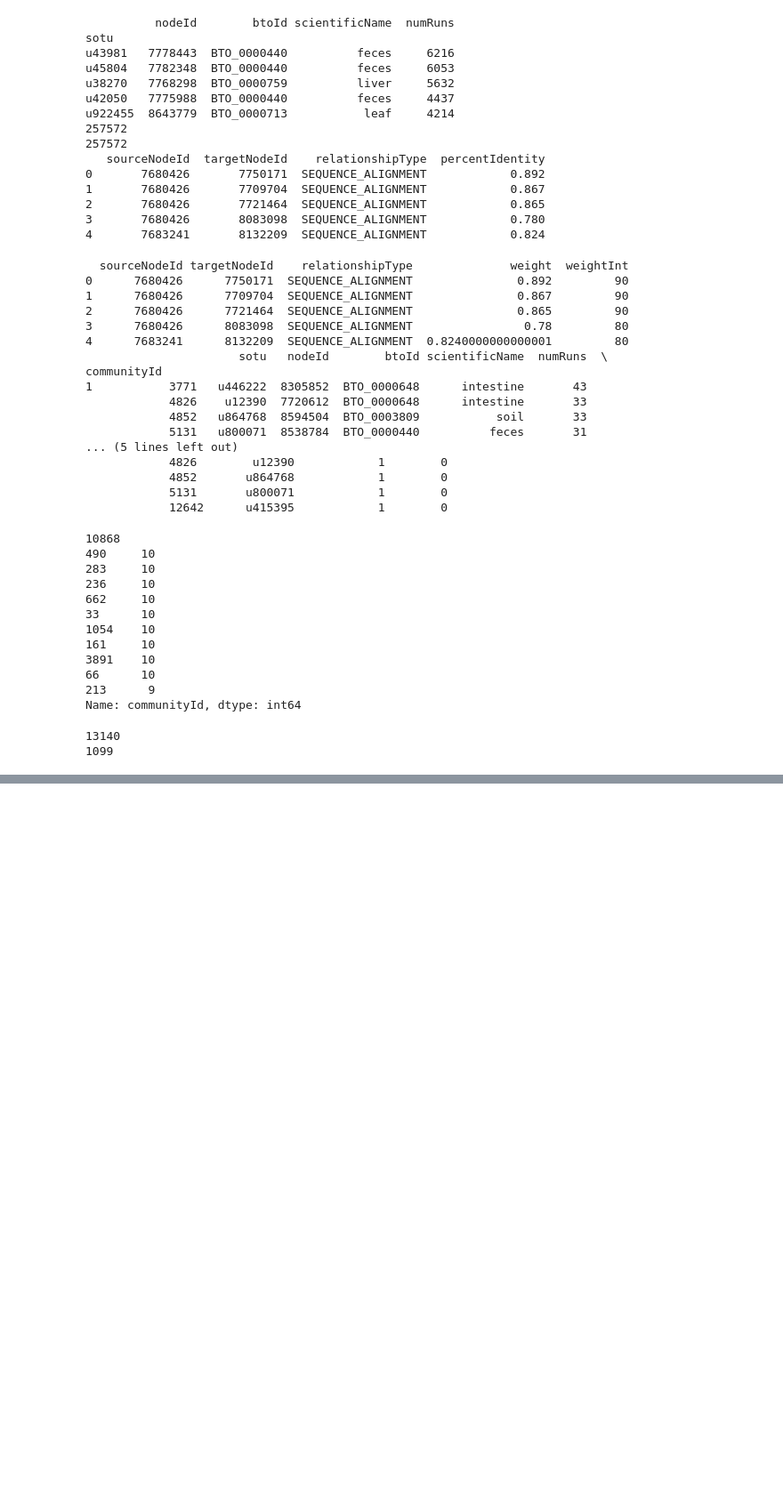
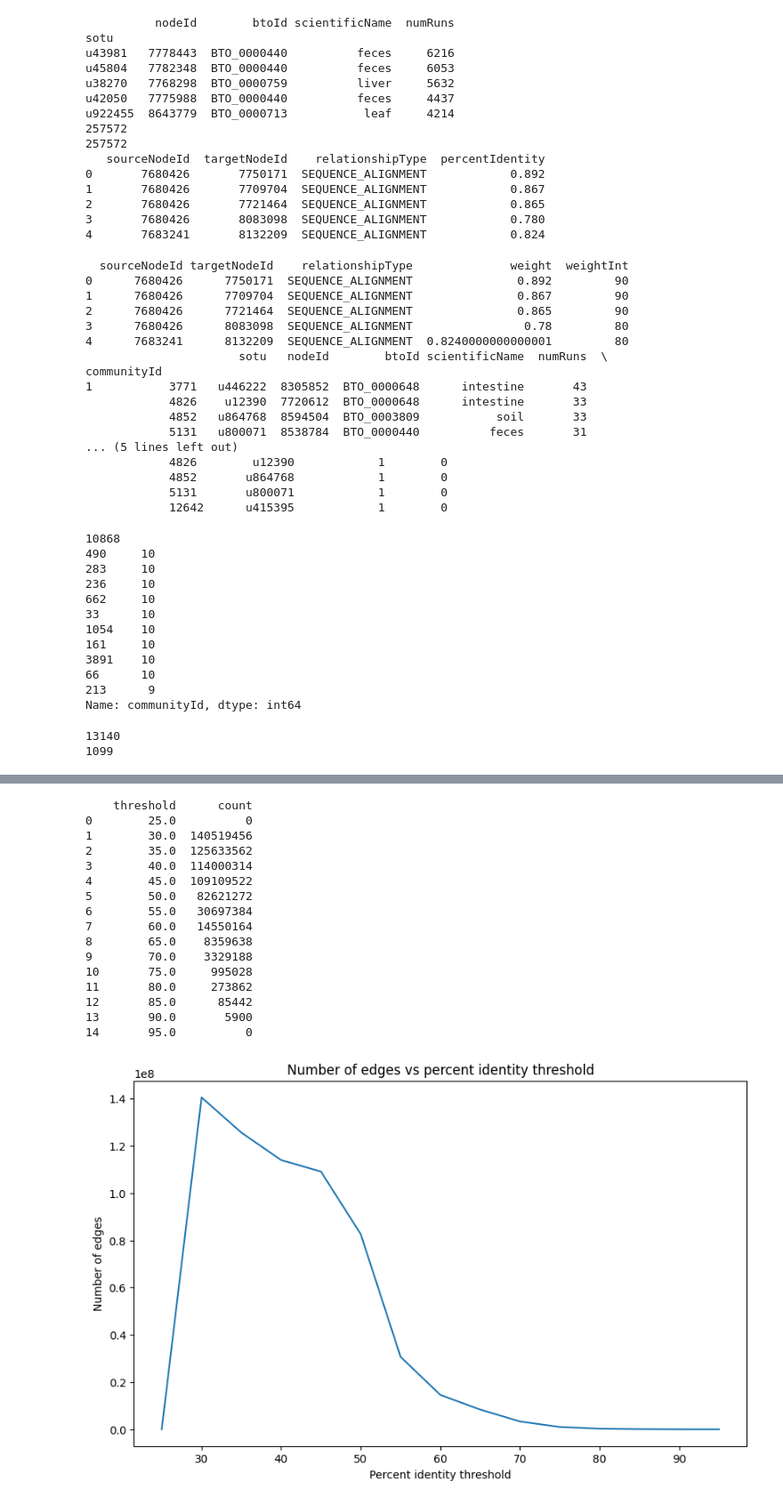
Before and after one commit to serratus-bio/virus-knowledge-graph, a Jupyter notebook: jobs/graph_learning/notebooks/knowledge-propagation.ipynb, the cells around one changed output, grey strips where cells are left out. Shown at 89% size. Drawn from its saved outputs; the diff is of its cells as text; code cells hidden in the pictures; blank space fills up the shorter version.

```diff
--- a/jobs/graph_learning/notebooks/knowledge-propagation.ipynb
+++ b/jobs/graph_learning/notebooks/knowledge-propagation.ipynb
@@ -2078,0 +2128,78 @@ g.plot()
+# %%
+# Plot: edge count vs percent identity threshold
+
+def get_edge_count(max_threshold, min_threshold):
+    sql_query = f'''
+        SELECT COUNT(*)
+        FROM palm_graph
+        WHERE pident >= {min_threshold} AND pident < {max_threshold}
+    '''
+    return query_sql(sql_query)
+
+def get_edge_counts_plot_data():
+    if os.path.exists(f'{DATA_DIR}/edge_counts_plot_data.csv'):
+        return pd.read_csv(f'{DATA_DIR}/edge_counts_plot_data.csv')
+    thresholds = np.linspace(30, 100, 15)
+    counts = []
+    for threshold in thresholds:
+        print(threshold)
+
+        max_threshold = threshold
+        min_threshold = threshold - 5
+        count = get_edge_count(max_threshold, min_threshold)
+        counts.append({
+            'threshold': threshold,
+            'count': count.values[0][0]
+        })
+
+    counts = pd.DataFrame(counts)
+    counts.to_csv(f'{DATA_DIR}/edge_counts_plot_data.csv', index=False)
+    return counts
+
+
+counts = get_edge_counts_plot_data()
+counts['threshold'] = counts['threshold'] - 5
+print(counts)
+plt.figure(figsize=(10, 6))
+plt.plot(counts['threshold'], counts['count'])
+plt.xlabel('Percent identity threshold')
+plt.ylabel('Number of edges')
+plt.title('Number of edges vs percent identity threshold')
+plt.show()
+
+
+# plot as cumulative histogram
+cumulative = np.cumsum(counts['count'])
+plt.figure(figsize=(10, 6))
+plt.plot(counts['threshold'], cumulative)
+plt.xlabel('Percent identity threshold')
+plt.ylabel('Number of edges')
+plt.title('Cumulative number of edges vs percent identity threshold')
+plt.show()
+
+# plot using plt.histogram
+plt.figure(figsize=(10, 6))
+bin_count = (100 - 30) // 5
+plt.hist(counts['threshold'], bins=bin_count, weights=counts['count'], cumulative=True)
+plt.xlabel('Percent identity threshold')
+plt.ylabel('Number of edges')
+plt.title('Cumulative number of edges vs percent identity threshold')
+plt.show()
+# %% [output]
+    threshold      count
+0        25.0          0
+1        30.0  140519456
+2        35.0  125633562
+3        40.0  114000314
+4        45.0  109109522
+5        50.0   82621272
+6        55.0   30697384
+7        60.0   14550164
+8        65.0    8359638
+9        70.0    3329188
+10       75.0     995028
+11       80.0     273862
+12       85.0      85442
+13       90.0       5900
+14       95.0          0
+[figure, added]
```
Also changed, not shown: parts of 4 cells of this notebook.
